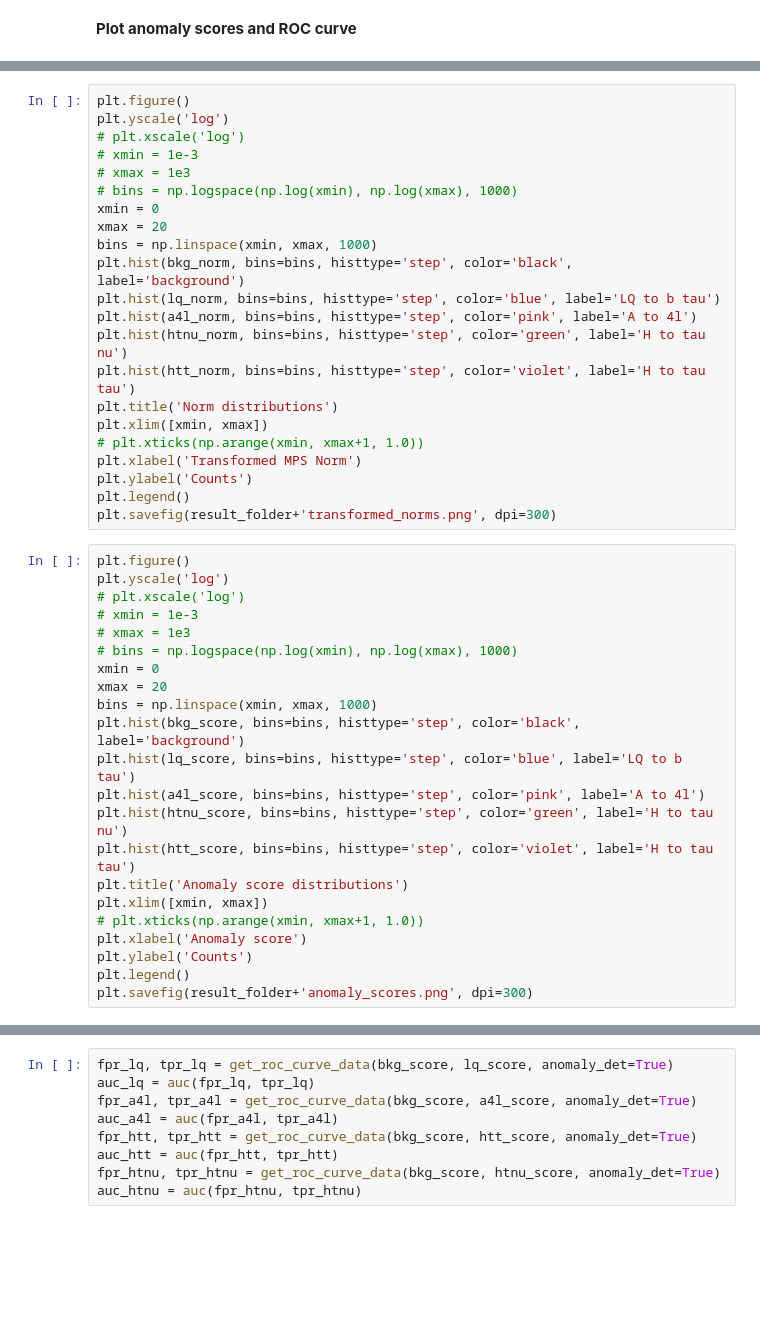
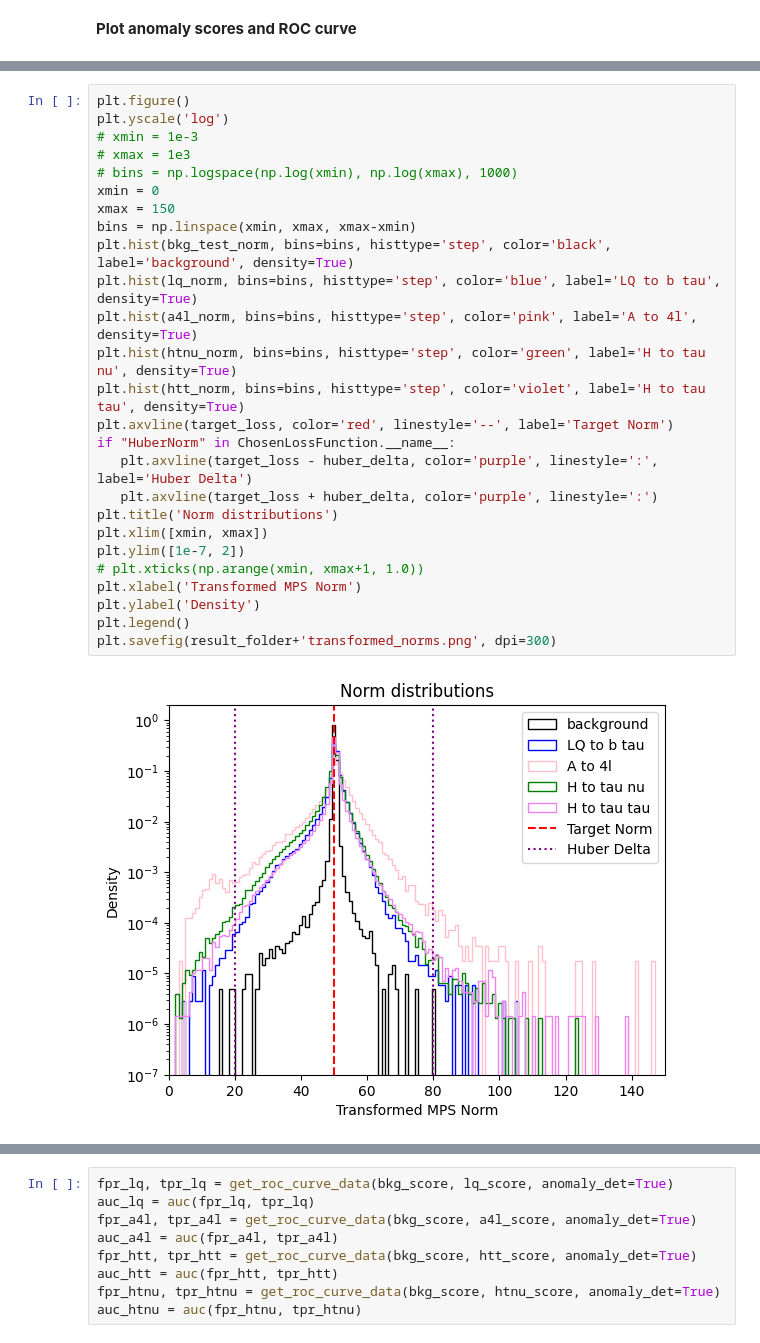
Before and after one commit to SLAC-Julia-Group/hardware-aware-tensor-networks, a Jupyter notebook: TN/Autoencoder_AD_Torch.ipynb, the cells around one changed output, grey strips where cells are left out. Saved outputs shown, nothing was run; the diff lists cells and outputs as text; blank space fills up the shorter version.

```diff
--- a/TN/Autoencoder_AD_Torch.ipynb
+++ b/TN/Autoencoder_AD_Torch.ipynb
@@ -606,47 +691,31 @@ htt_score  = evaluate_model(autoencoder, htt, score_term, embedding, verbose=Tru
 # %%
 plt.figure()
 plt.yscale('log')
-# plt.xscale('log')
 # xmin = 1e-3
 # xmax = 1e3
 # bins = np.logspace(np.log(xmin), np.log(xmax), 1000)
 xmin = 0
-xmax = 20
-bins = np.linspace(xmin, xmax, 1000)
-plt.hist(bkg_norm, bins=bins, histtype='step', color='black', label='background')
-plt.hist(lq_norm, bins=bins, histtype='step', color='blue', label='LQ to b tau')
-plt.hist(a4l_norm, bins=bins, histtype='step', color='pink', label='A to 4l')
-plt.hist(htnu_norm, bins=bins, histtype='step', color='green', label='H to tau nu')
-plt.hist(htt_norm, bins=bins, histtype='step', color='violet', label='H to tau tau')
+xmax = 150
+bins = np.linspace(xmin, xmax, xmax-xmin)
+plt.hist(bkg_test_norm, bins=bins, histtype='step', color='black', label='background', density=True)
+plt.hist(lq_norm, bins=bins, histtype='step', color='blue', label='LQ to b tau', density=True)
+plt.hist(a4l_norm, bins=bins, histtype='step', color='pink', label='A to 4l', density=True)
+plt.hist(htnu_norm, bins=bins, histtype='step', color='green', label='H to tau nu', density=True)
+plt.hist(htt_norm, bins=bins, histtype='step', color='violet', label='H to tau tau', density=True)
+plt.axvline(target_loss, color='red', linestyle='--', label='Target Norm')
+if "HuberNorm" in ChosenLossFunction.__name__:
+   plt.axvline(target_loss - huber_delta, color='purple', linestyle=':', label='Huber Delta')
+   plt.axvline(target_loss + huber_delta, color='purple', linestyle=':')
 plt.title('Norm distributions')
 plt.xlim([xmin, xmax])
+plt.ylim([1e-7, 2])
 # plt.xticks(np.arange(xmin, xmax+1, 1.0))
 plt.xlabel('Transformed MPS Norm')
-plt.ylabel('Counts')
+plt.ylabel('Density')
 plt.legend()
 plt.savefig(result_folder+'transformed_norms.png', dpi=300)
+# %% [output]
+[figure, added]
-# %%
-plt.figure()
-plt.yscale('log')
-# plt.xscale('log')
-# xmin = 1e-3
-# xmax = 1e3
-# bins = np.logspace(np.log(xmin), np.log(xmax), 1000)
-xmin = 0
-xmax = 20
-bins = np.linspace(xmin, xmax, 1000)
-plt.hist(bkg_score, bins=bins, histtype='step', color='black', label='background')
-plt.hist(lq_score, bins=bins, histtype='step', color='blue', label='LQ to b tau')
-plt.hist(a4l_score, bins=bins, histtype='step', color='pink', label='A to 4l')
-plt.hist(htnu_score, bins=bins, histtype='step', color='green', label='H to tau nu')
-plt.hist(htt_score, bins=bins, histtype='step', color='violet', label='H to tau tau')
-plt.title('Anomaly score distributions')
-plt.xlim([xmin, xmax])
-# plt.xticks(np.arange(xmin, xmax+1, 1.0))
-plt.xlabel('Anomaly score')
-plt.ylabel('Counts')
-plt.legend()
-plt.savefig(result_folder+'anomaly_scores.png', dpi=300)
 # %%
 fpr_bkg, tpr_bkg = get_roc_curve_data(bkg_score, bkg_score, anomaly_det=True)
 auc_bkg = auc(fpr_bkg, tpr_bkg)
```
Also changed, not shown: parts of 27 cells of this notebook, 4 other files.
